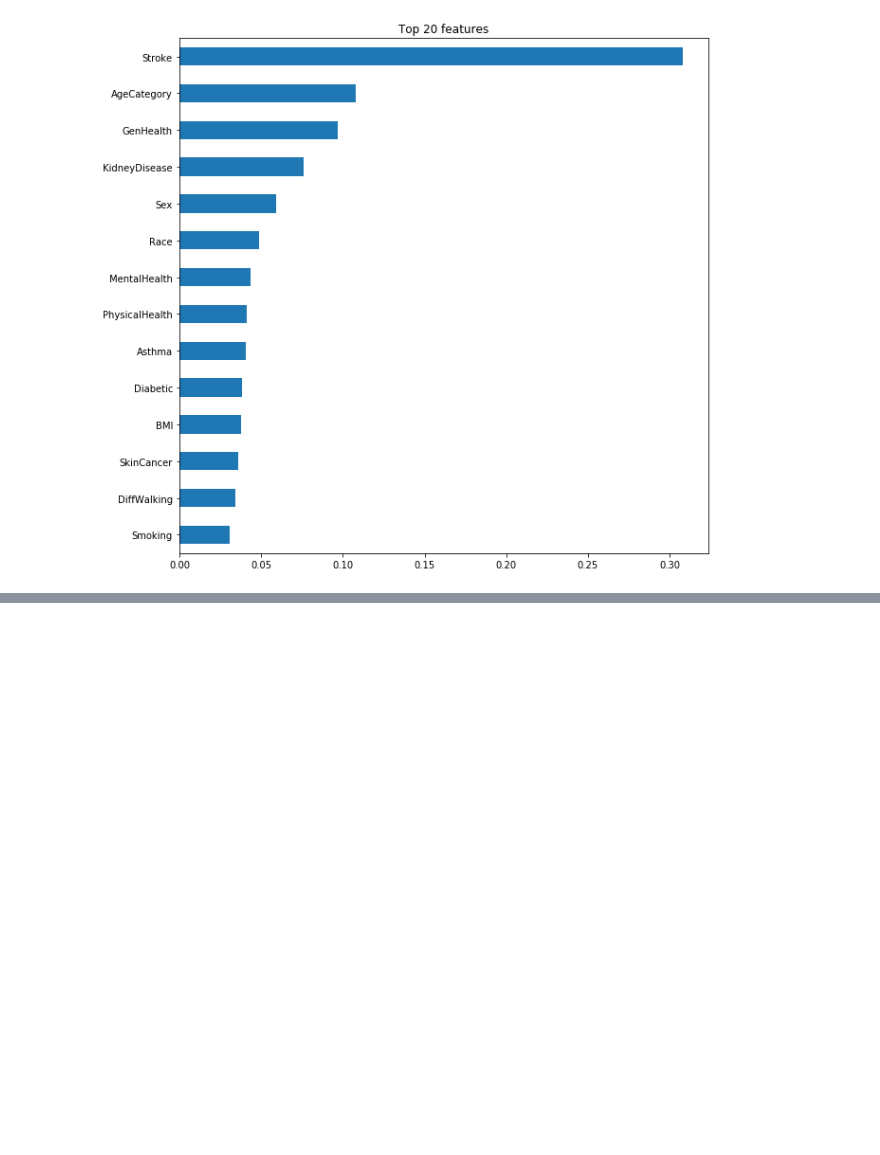
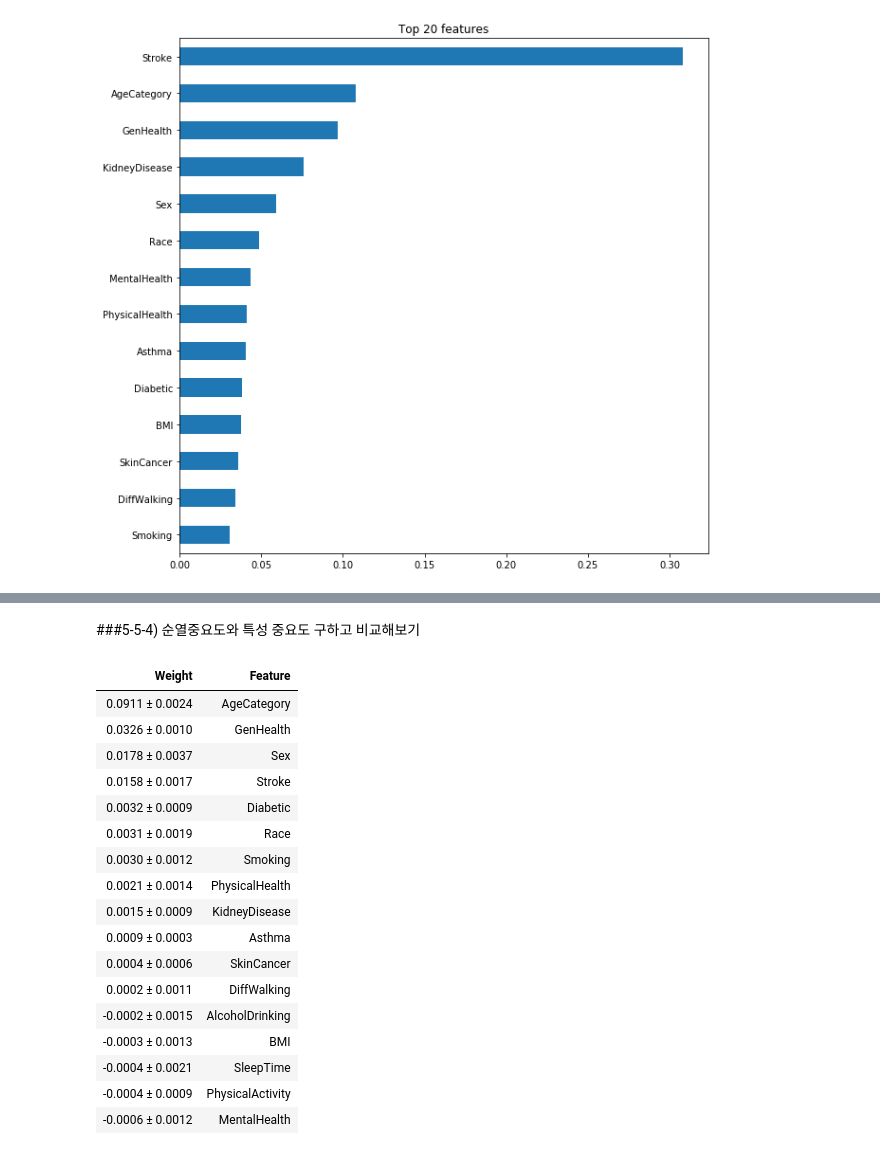
Before and after one commit to An-Dongsun/Section2-Project, a Jupyter notebook: AI_13_안동선_section2_project.ipynb, the cells around one changed output, grey strips where cells are left out. Saved outputs shown, nothing was run; the diff lists cells and outputs as text; code cells hidden in the pictures; blank space fills up the shorter version.

```diff
--- a/AI_13_안동선_section2_project.ipynb
+++ b/AI_13_안동선_section2_project.ipynb
@@ -1286,0 +1429,45 @@ importances.sort_values()[-n:].plot.barh();
+# %% [markdown]
+###5-5-4)  순열중요도와 특성 중요도 구하고 비교해보기
+# %%
+# permuter 정의
+permuter4 = PermutationImportance(
+    pipe_LGBM.named_steps['lbgm'], # model
+    scoring = 'f1', # metric
+    n_iter = 5, # 다른 random seed를 사용하여 5번 반복
+    random_state = 42
+)
+
+# permuter 계산은 preprocessing 된 X_val를 사용한다.
+X_test_transformed_lbgm = pipe_LGBM.named_steps['preprocessing'].transform(X_val)
+
+# 실제로 fit 의미보다는 스코어를 다시 계산하는 작업이다
+permuter4.fit(X_test_transformed_lbgm, y_val);
+# %%
+#cancer_dataset에서 feature_names 뽑아오기
+feature_names = X_val.columns.tolist()
+
+# 특성별 score 확인
+eli5.show_weights(
+    permuter4,
+    top = None, # top n 지정 가능, None 일 경우 모든 특성
+    feature_names = feature_names # list 형식으로 넣어야 한다.
+)
+# %% [output]
+| Weight | Feature |
+| 0.0911 ± 0.0024 | AgeCategory |
+| 0.0326 ± 0.0010 | GenHealth |
+| 0.0178 ± 0.0037 | Sex |
+| 0.0158 ± 0.0017 | Stroke |
+| 0.0032 ± 0.0009 | Diabetic |
+| 0.0031 ± 0.0019 | Race |
+| 0.0030 ± 0.0012 | Smoking |
+| 0.0021 ± 0.0014 | PhysicalHealth |
+| 0.0015 ± 0.0009 | KidneyDisease |
+| 0.0009 ± 0.0003 | Asthma |
+| 0.0004 ± 0.0006 | SkinCancer |
+| 0.0002 ± 0.0011 | DiffWalking |
+| -0.0002 ± 0.0015 | AlcoholDrinking |
+| -0.0003 ± 0.0013 | BMI |
+| -0.0004 ± 0.0021 | SleepTime |
+| -0.0004 ± 0.0009 | PhysicalActivity |
+| -0.0006 ± 0.0012 | MentalHealth |
```
Also changed, not shown: parts of 26 cells of this notebook.
